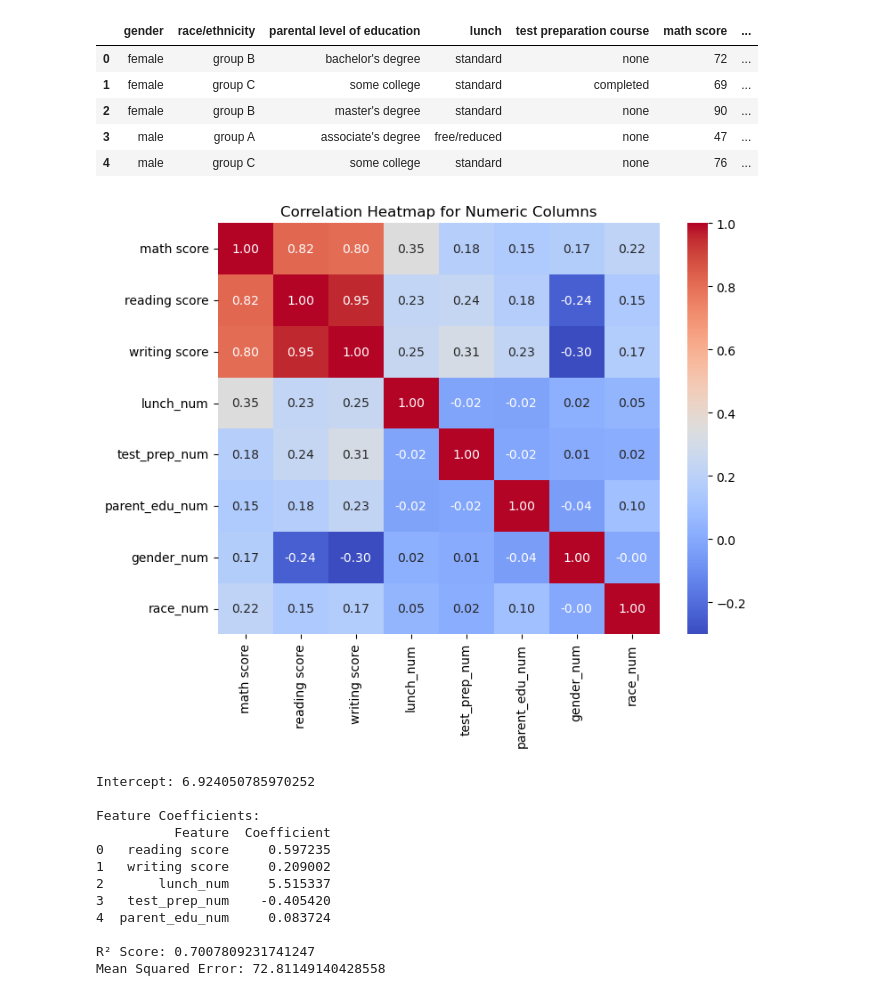
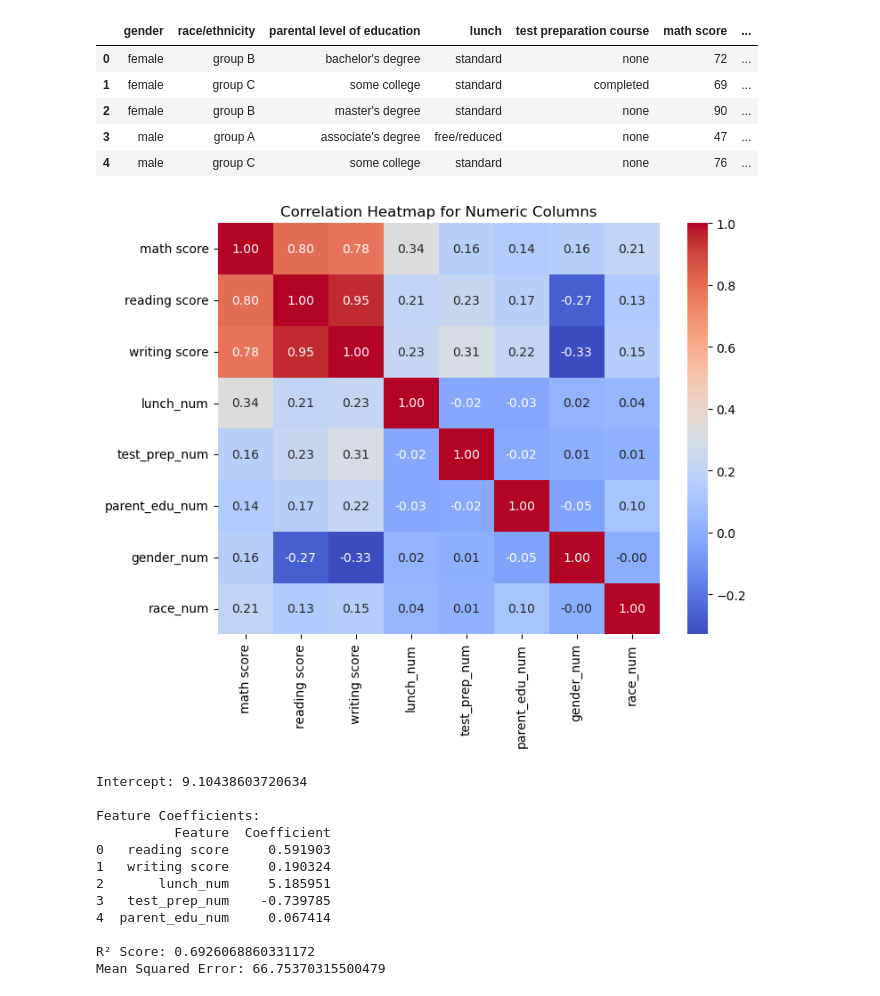
Before and after one commit to Nandhanaa-Mathesvaran/student-exam-prediction, a Jupyter notebook: studentsperformance.ipynb, the cells around one changed output. Cells and saved outputs as stored; diff of their text form; code cells hidden in the pictures.

```diff
--- a/studentsperformance.ipynb
+++ b/studentsperformance.ipynb
@@ -41,21 +40,19 @@ print(df.duplicated().sum())
 0
 # %%
 
-numeric_cols = ['math score', 'reading score', 'writing score']
+df_clean = df.copy()
 
-df_clean = df.copy()
 for col in numeric_cols:
     Q1 = df_clean[col].quantile(0.25)
     Q3 = df_clean[col].quantile(0.75)
     IQR = Q3 - Q1
-    lower_bound = Q1 - 1.5 * IQR
-    upper_bound = Q3 + 1.5 * IQR
-
-    df_clean = df_clean[(df_clean[col] >= lower_bound) & (df_clean[col] <= upper_bound)]
+    lower = Q1 - 1.5 * IQR
+    upper = Q3 + 1.5 * IQR
+    df_clean = df_clean[(df_clean[col] >= lower) & (df_clean[col] <= upper)]
 
 print("Outliers removed successfully!")
-print(f"Original shape: {df.shape}")
-print(f"New shape: {df_clean.shape}")
+print("Original shape:", df.shape)
+print("After outlier removal:", df_clean.shape)
 # %% [output]
 Outliers removed successfully!
 Original shape: (1000, 8)
@@ -100,7 +97,9 @@ dtype: float64
 # %%
-df["lunch_num"] = df["lunch"].map({"standard": 1, "free/reduced": 0})
-df["test_prep_num"] = df["test preparation course"].map({"completed": 1, "none": 0})
-df["parent_edu_num"] = df["parental level of education"].map({
+df_clean["lunch_num"] = df_clean["lunch"].map({"standard": 1, "free/reduced": 0})
+
+df_clean["test_prep_num"] = df_clean["test preparation course"].map({"completed": 1, "none": 0})
+
+df_clean["parent_edu_num"] = df_clean["parental level of education"].map({
     "some high school": 1,
     "high school": 2,
     "associate's degree": 3,
@@ -108,8 +107,10 @@ df["parent_edu_num"] = df["parental level of education"].map({
     "bachelor's degree": 5,
     "master's degree": 6
 })
-df["gender_num"] = df["gender"].map({"male": 1, "female": 0})
-df["race_num"] = df["race/ethnicity"].map({
+
+df_clean["gender_num"] = df_clean["gender"].map({"male": 1, "female": 0})
+
+df_clean["race_num"] = df_clean["race/ethnicity"].map({
     "group A": 1,
     "group B": 2,
     "group C": 3,
@@ -128,25 +129,25 @@ df.head(5)
 # %%
 import seaborn as sns
 import matplotlib.pyplot as plt
 
-num_df = df.select_dtypes(include=["number"])
+num_df = df_clean.select_dtypes(include=["number"])
 
 corr = num_df.corr()
 
 plt.figure(figsize=(8,6))
 sns.heatmap(corr, annot=True, cmap="coolwarm", fmt=".2f")
 plt.title("Correlation Heatmap for Numeric Columns")
 plt.show()
 # %% [output]
-[figure, old version]
+[figure, new version]
 # %%
 import pandas as pd
 from sklearn.model_selection import train_test_split
 from sklearn.linear_model import LinearRegression
 from sklearn.metrics import r2_score, mean_squared_error
 
-X = df[["reading score", "writing score", "lunch_num", "test_prep_num", "parent_edu_num"]]
-y = df["math score"]
+X = df_clean[["reading score", "writing score", "lunch_num", "test_prep_num", "parent_edu_num"]]
+y = df_clean["math score"]
 
 X_train, X_test, y_train, y_test = train_test_split(X, y, test_size=0.2, random_state=42)
 
@@ -169,18 +170,18 @@ print(coeff_table)
 print("\nR² Score:", r2)
 print("Mean Squared Error:", mse)
 # %% [output]
-Intercept: 6.924050785970252
+Intercept: 9.10438603720634
 
 Feature Coefficients:
           Feature  Coefficient
-0   reading score     0.597235
-1   writing score     0.209002
-2       lunch_num     5.515337
-3   test_prep_num    -0.405420
-4  parent_edu_num     0.083724
+0   reading score     0.591903
+1   writing score     0.190324
+2       lunch_num     5.185951
+3   test_prep_num    -0.739785
+4  parent_edu_num     0.067414
 
-R² Score: 0.7007809231741247
-Mean Squared Error: 72.81149140428558
+R² Score: 0.6926068860331172
+Mean Squared Error: 66.75370315500479
 # %%
 new_student = pd.DataFrame({
     "reading score": [80],
```
Also changed, not shown: parts of 6 cells of this notebook, 1 other file.
